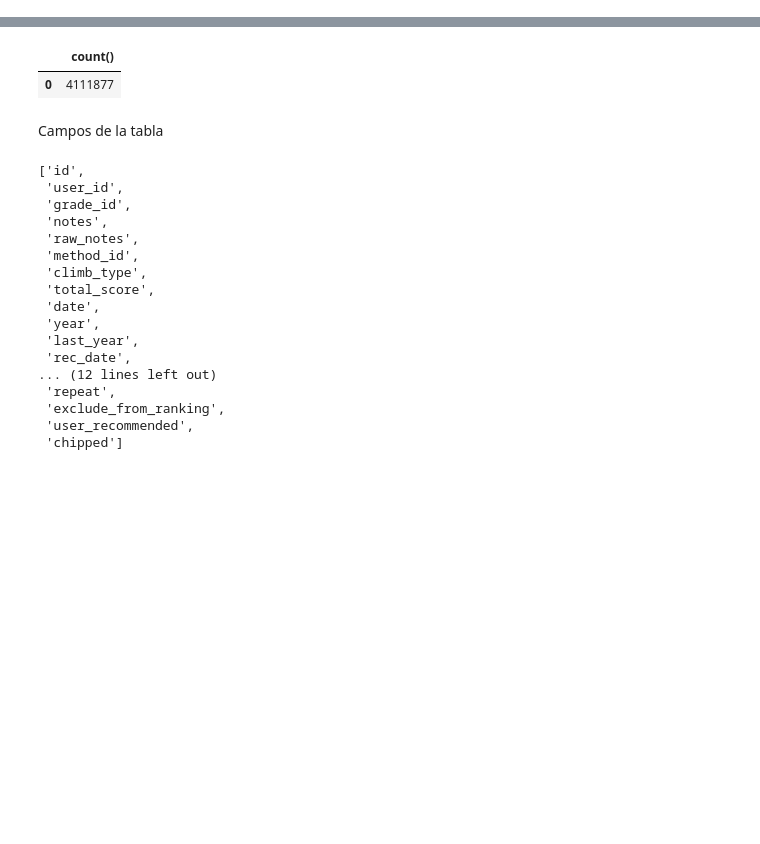
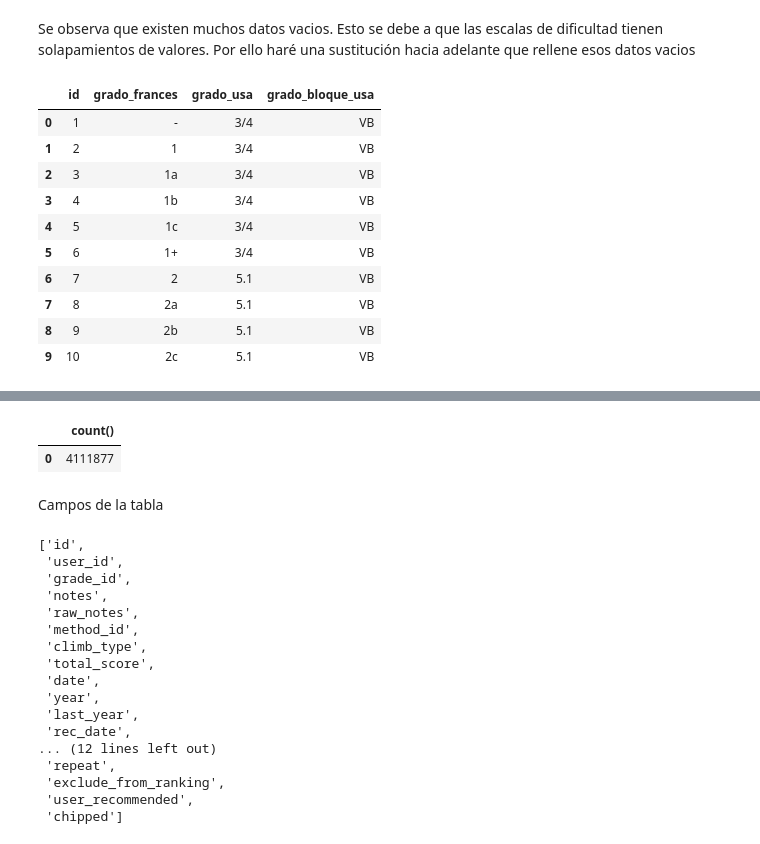
Before and after one commit to jmsanchezff/datahack_practica_bbdd, a Jupyter notebook: Caso de uso.ipynb, the cells around one changed output, grey strips where cells are left out. Saved outputs shown, nothing was run; the diff lists cells and outputs as text; code cells hidden in the pictures; blank space fills up the shorter version.

```diff
--- a/Caso de uso.ipynb
+++ b/Caso de uso.ipynb
@@ -254,0 +154,19 @@ Longitud de las tabla de acensos ('ascent'):
+# %% [markdown]
+Se observa que existen muchos datos vacios. Esto se debe a que las escalas de dificultad tienen solapamientos de valores. Por ello haré una sustitución hacia adelante que rellene esos datos vacios
+# %%
+df_dificultades.replace(r'^\s*$', np.nan, regex=True, inplace = True);
+df_dificultades = df_dificultades.fillna(method='ffill');
+
+df_dificultades.head(10)
+# %% [output]
+|  | id | grado_frances | grado_usa | grado_bloque_usa |
+| 0 | 1 | - | 3/4 | VB |
+| 1 | 2 | 1 | 3/4 | VB |
+| 2 | 3 | 1a | 3/4 | VB |
+| 3 | 4 | 1b | 3/4 | VB |
+| 4 | 5 | 1c | 3/4 | VB |
+| 5 | 6 | 1+ | 3/4 | VB |
+| 6 | 7 | 2 | 5.1 | VB |
+| 7 | 8 | 2a | 5.1 | VB |
+| 8 | 9 | 2b | 5.1 | VB |
+| 9 | 10 | 2c | 5.1 | VB |
```
Also changed, not shown: parts of 65 cells of this notebook, 1 other file.
